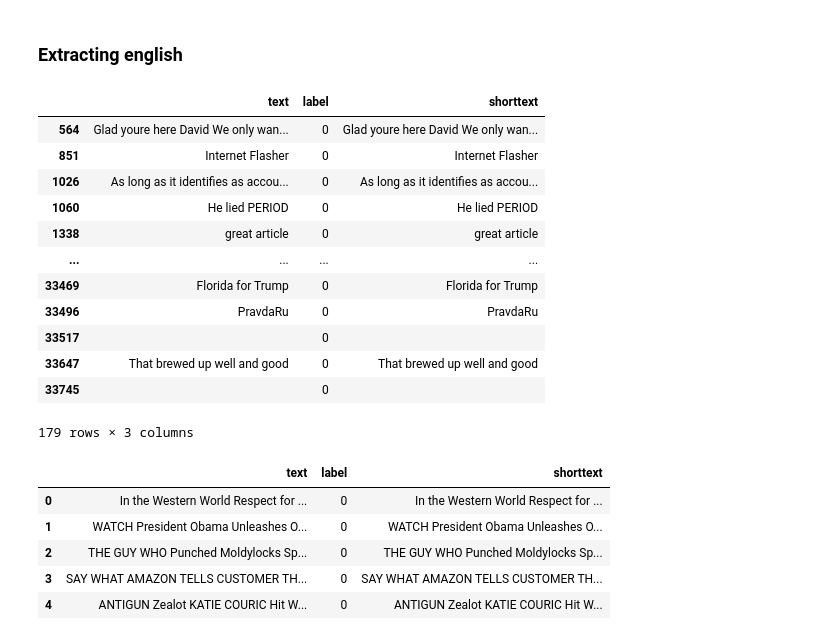
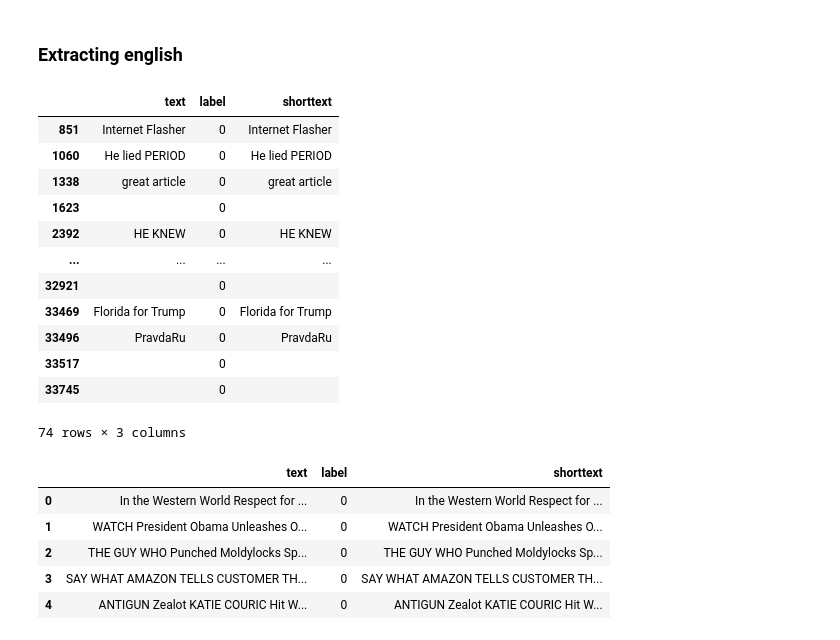
Before and after one commit to KarolinaMaczka/ItML, a Jupyter notebook: budowa_krok_2_2.ipynb, the cells around one changed output. Drawn from its saved outputs; the diff is of its cells as text; code cells hidden in the pictures.

```diff
--- a/budowa_krok_2_2.ipynb
+++ b/budowa_krok_2_2.ipynb
@@ -277,25 +277,25 @@ def cleanText(df):
 # %%
 # Shorter column for language detection
 def shortenText(text):
-    return text[:100]
+    return text[:500]
 # %%
 df3 = df22.copy()
 df3['shorttext'] = df3['text'].apply(shortenText)
 # %%
-df3[df3['shorttext'].apply(len) < 50]
+df3[df3['shorttext'].apply(len) < 20]
 # %% [output]
 |  | text | label | shorttext |
-| 564 | Glad youre here David We only wan... | 0 | Glad youre here David We only wan... |
 | 851 | Internet Flasher | 0 | Internet Flasher |
-| 1026 | As long as it identifies as accou... | 0 | As long as it identifies as accou... |
 | 1060 | He lied PERIOD | 0 | He lied PERIOD |
 | 1338 | great article | 0 | great article |
+| 1623 |  | 0 |  |
+| 2392 | HE KNEW | 0 | HE KNEW |
 | ... | ... | ... | ... |
+| 32921 |  | 0 |  |
 | 33469 | Florida for Trump | 0 | Florida for Trump |
 | 33496 | PravdaRu | 0 | PravdaRu |
 | 33517 |  | 0 |  |
-| 33647 | That brewed up well and good | 0 | That brewed up well and good |
 | 33745 |  | 0 |  |
-179 rows × 3 columns
+74 rows × 3 columns
 # %%
 # Deleting very short texts
```
Also changed, not shown: parts of 7 cells of this notebook.
